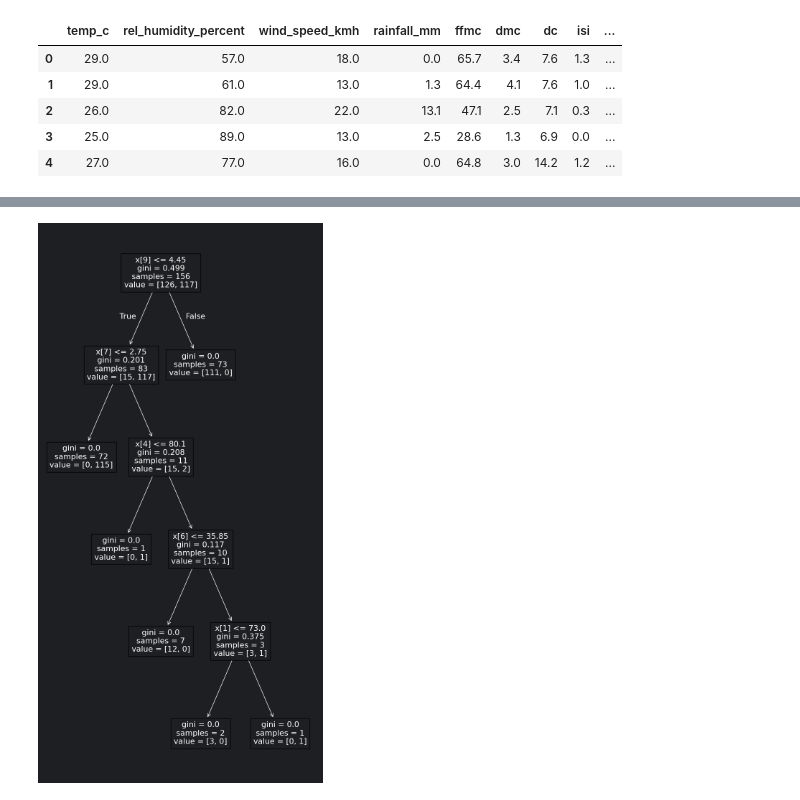
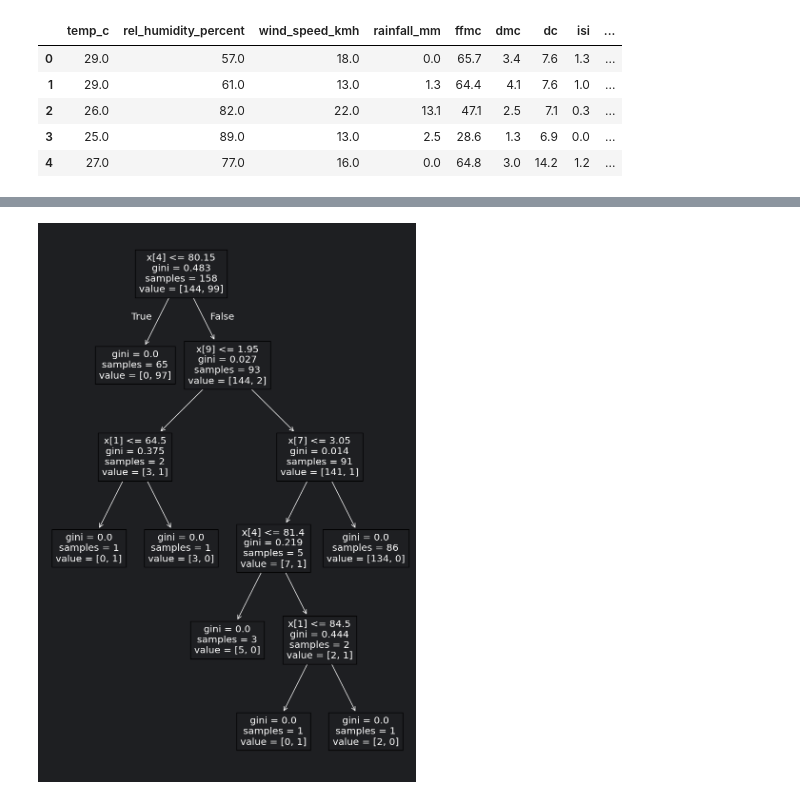
Before and after one commit to rrreeemcs/csci-415-proj4, a Jupyter notebook: random_forest.ipynb, the cells around one changed output, grey strips where cells are left out. Drawn from its saved outputs; the diff is of its cells as text; code cells hidden in the pictures.

Commit message:
Adding comments to random_forest

```diff
--- a/random_forest.ipynb
+++ b/random_forest.ipynb
@@ -108,8 +147,7 @@ per_class_classification = classification_report(fire_data_y, fire_predict_y)
 # %%
-plt.figure(figsize=(10, 20))
-tree.plot_tree(
-    BEST_RF_CLF[0],
-)
+# Simple plot of one of the decision trees for the random forest
+plt.figure(figsize=(10, 15))
+tree.plot_tree(BEST_RF_CLF[2])
 plt.show()
 # %% [output]
-[figure, old version]
+[figure, new version]
```
Also changed, not shown: parts of 20 cells of this notebook, 1 other file.
